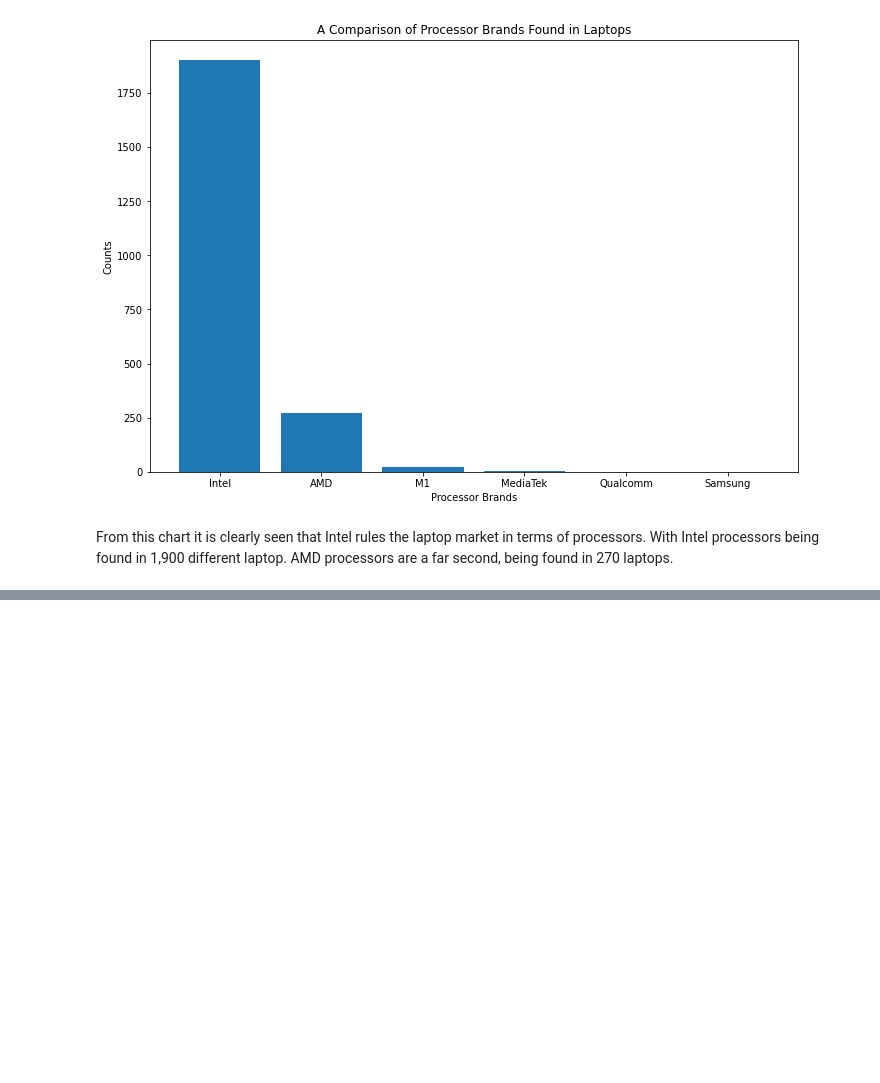
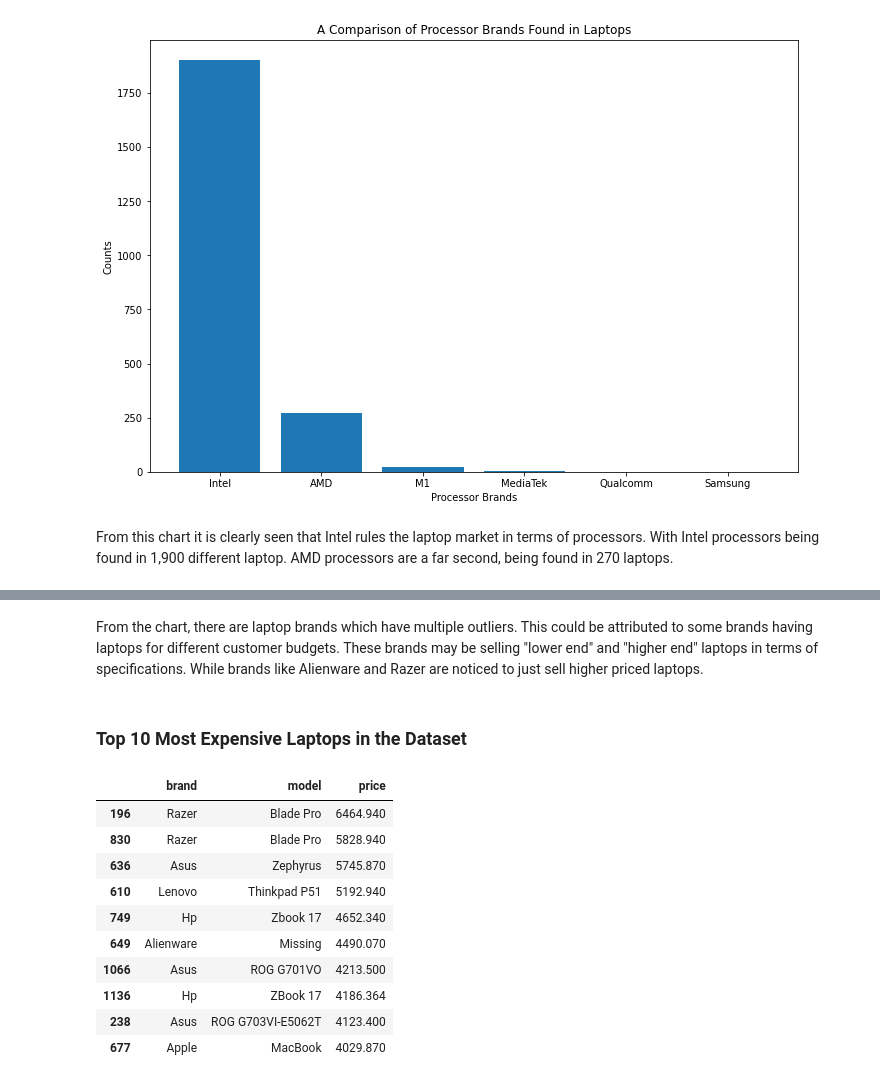
Before and after one commit to jason-9601/DATAPRE-Final, a Jupyter notebook: DATAPRE Final.ipynb, the cells around one changed output, grey strips where cells are left out. Saved outputs shown, nothing was run; the diff lists cells and outputs as text; code cells hidden in the pictures; blank space fills up the shorter version.

```diff
--- a/DATAPRE Final.ipynb
+++ b/DATAPRE Final.ipynb
@@ -475,0 +509,18 @@ From this chart it is clearly seen that Intel rules the laptop market in terms o
+# %% [markdown]
+From the chart, there are laptop brands which have multiple outliers. This could be attributed to some brands having laptops for different customer budgets. These brands may be selling "lower end" and "higher end" laptops in terms of specifications. While brands like Alienware and Razer are noticed to just sell higher priced laptops.
+# %% [markdown]
+### Top 10 Most Expensive Laptops in the Dataset ##
+# %%
+df_laptops[['brand', 'model', 'price']].nlargest(10, 'price')
+# %% [output]
+|  | brand | model | price |
+| 196 | Razer | Blade Pro | 6464.940 |
+| 830 | Razer | Blade Pro | 5828.940 |
+| 636 | Asus | Zephyrus | 5745.870 |
+| 610 | Lenovo | Thinkpad P51 | 5192.940 |
+| 749 | Hp | Zbook 17 | 4652.340 |
+| 649 | Alienware | Missing | 4490.070 |
+| 1066 | Asus | ROG G701VO | 4213.500 |
+| 1136 | Hp | ZBook 17 | 4186.364 |
+| 238 | Asus | ROG G703VI-E5062T | 4123.400 |
+| 677 | Apple | MacBook | 4029.870 |
```
Also changed, not shown: parts of 16 cells of this notebook.
